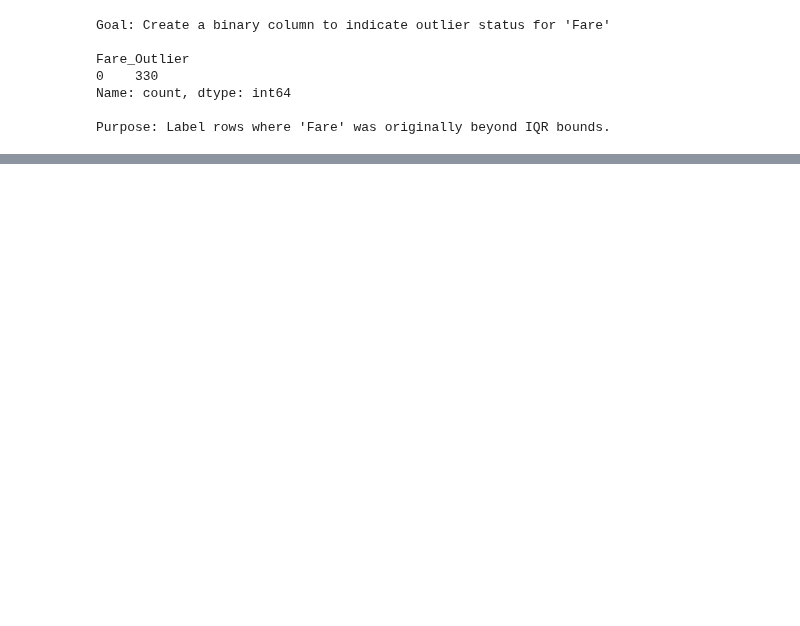
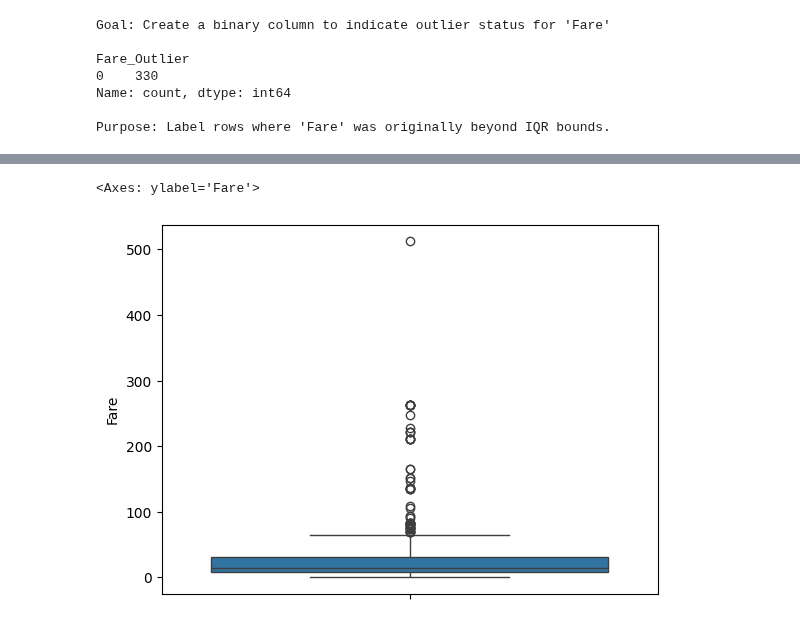
Before and after one commit to raheelam98/DataAnalysis, a Jupyter notebook: EDA/EDA_Sessions_RM/DA5_Missing_values_and_outliers_Sec_3_RM.ipynb, the cells around one changed output, grey strips where cells are left out. Drawn from its saved outputs; the diff is of its cells as text; code cells hidden in the pictures; blank space fills up the shorter version.

```diff
--- a/EDA/EDA_Sessions_RM/DA5_Missing_values_and_outliers_Sec_3_RM.ipynb
+++ b/EDA/EDA_Sessions_RM/DA5_Missing_values_and_outliers_Sec_3_RM.ipynb
@@ -1099,0 +981,9 @@ Purpose: Label rows where 'Fare' was originally beyond IQR bounds.
+# %%
+# chat gpt
+
+# Fare Distribution & Outliers
+import seaborn as sns
+sns.boxplot(df['Fare'])  # Shows 512.33 is an outlier
+# %% [output]
+<Axes: ylabel='Fare'>
+[figure, added]
```
Also changed, not shown: parts of 30 cells of this notebook.
